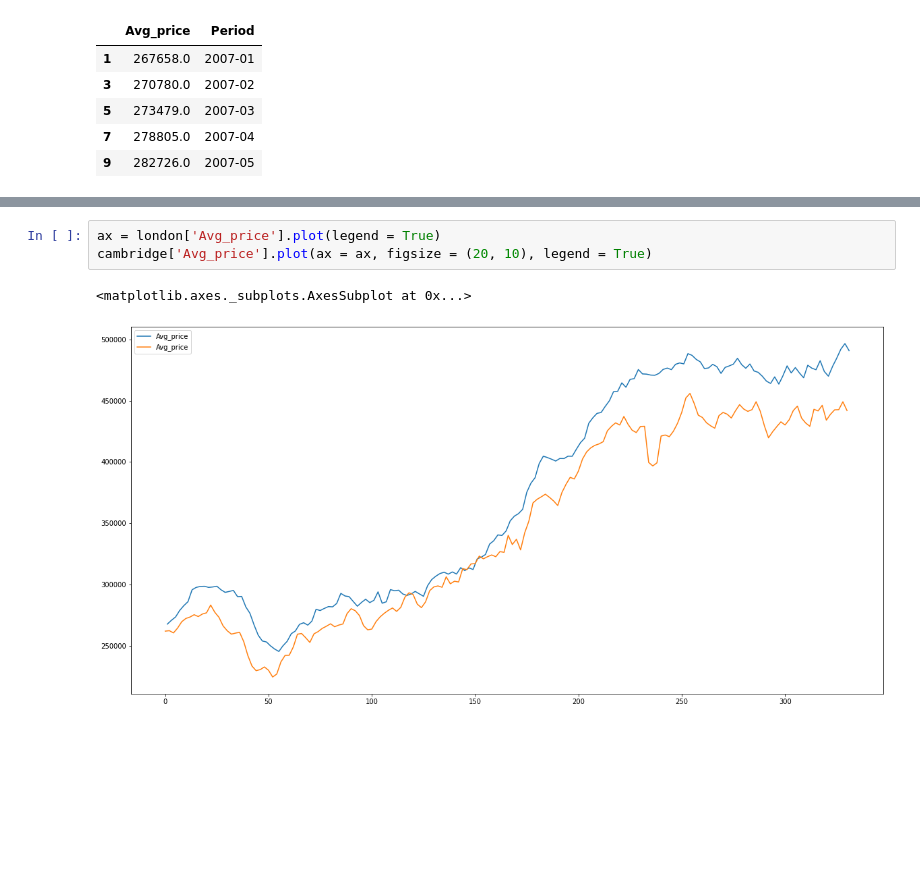
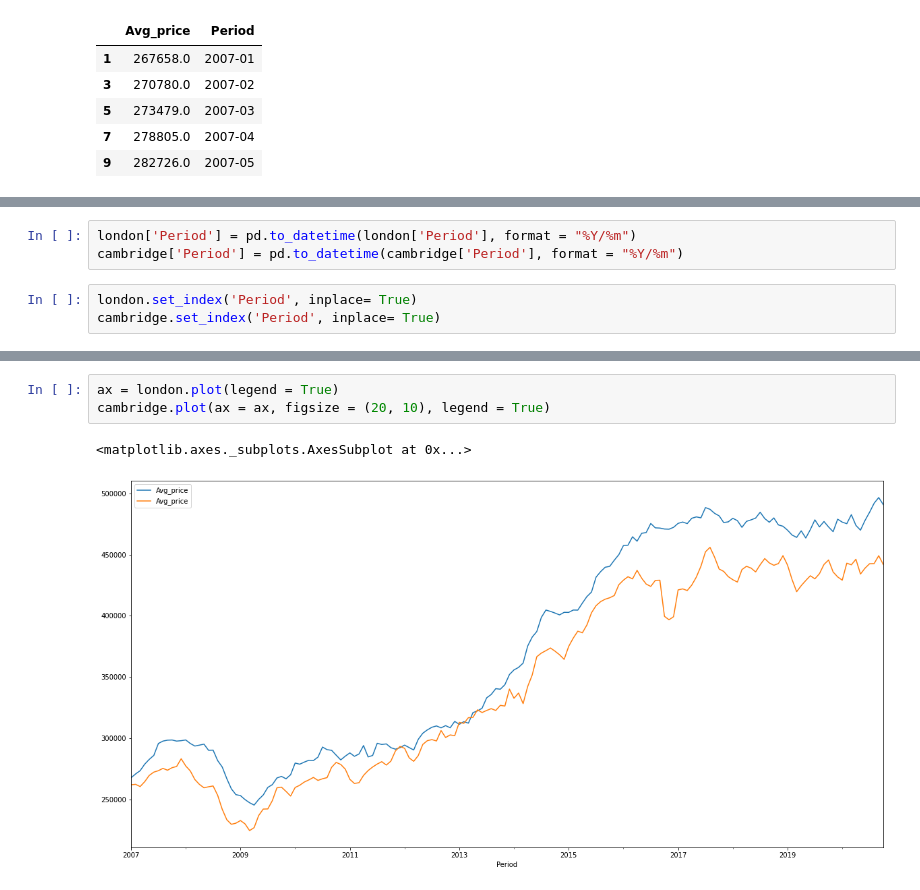
Before and after one commit to rjc89/UK_house_prices, a Jupyter notebook: uk_house_prices.ipynb, the cells around one changed output, grey strips where cells are left out. Drawn from its saved outputs; the diff is of its cells as text; blank space fills up the shorter version.

```diff
--- a/uk_house_prices.ipynb
+++ b/uk_house_prices.ipynb
@@ -48,0 +52,6 @@ london.head()
+# %%
+london['Period'] = pd.to_datetime(london['Period'], format = "%Y/%m")
+cambridge['Period'] = pd.to_datetime(cambridge['Period'], format = "%Y/%m")
+# %%
+london.set_index('Period', inplace= True)
+cambridge.set_index('Period', inplace= True)
@@ -49,6 +74,6 @@ london.head()
 # %%
-ax = london['Avg_price'].plot(legend = True)
-cambridge['Avg_price'].plot(ax = ax, figsize = (20, 10), legend = True)
+ax = london.plot(legend = True)
+cambridge.plot(ax = ax, figsize = (20, 10), legend = True)
 # %% [output]
 <matplotlib.axes._subplots.AxesSubplot at 0x...>
-[figure, old version]
+[figure, new version]
```
Also changed, not shown: parts of 4 cells of this notebook.
